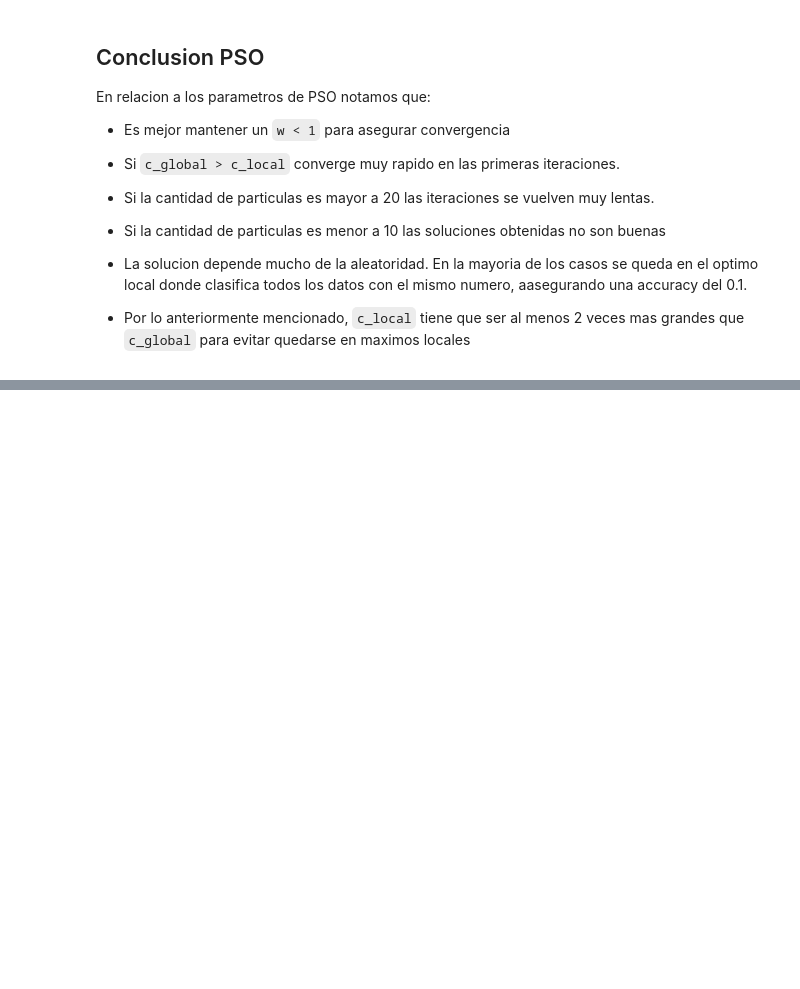
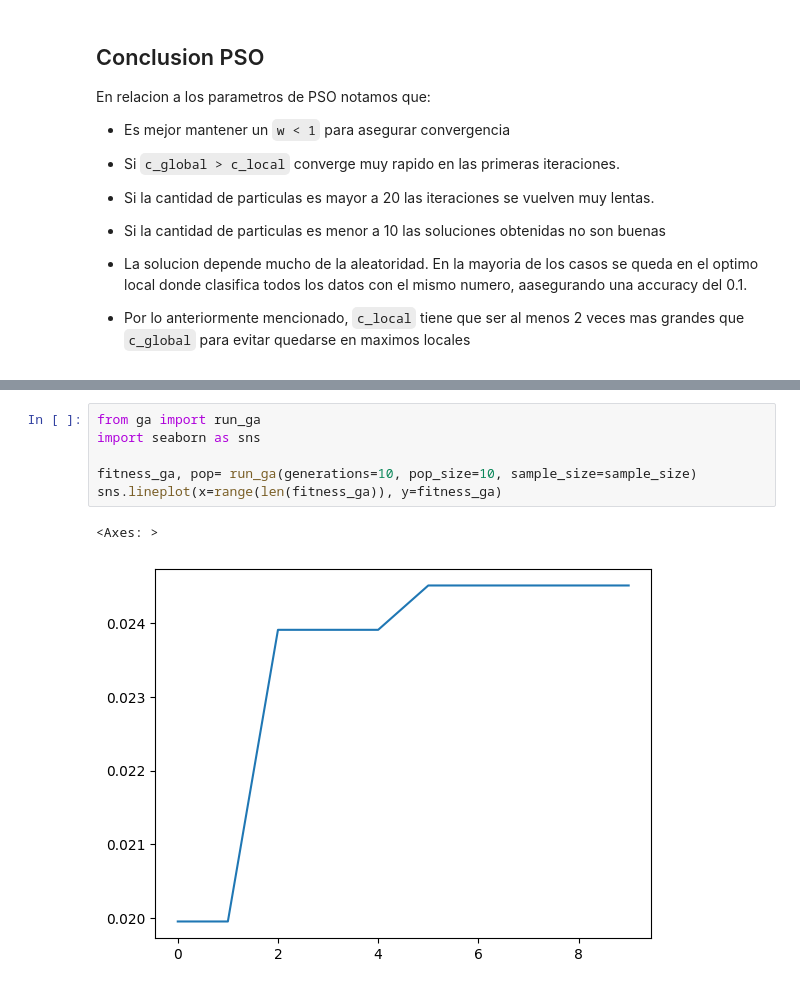
Before and after one commit to leo-hoet/minst_nn_optimizers, a Jupyter notebook: demo.ipynb, the cells around one changed output, grey strips where cells are left out. Saved outputs shown, nothing was run; the diff lists cells and outputs as text; blank space fills up the shorter version.

```diff
--- a/demo.ipynb
+++ b/demo.ipynb
@@ -149,0 +152,9 @@ clasifica todos los datos con el mismo numero, aasegurando una accuracy del 0.1.
+# %%
+from ga import run_ga
+import seaborn as sns
+
+fitness_ga, pop= run_ga(generations=10, pop_size=10, sample_size=sample_size)
+sns.lineplot(x=range(len(fitness_ga)), y=fitness_ga)
+# %% [output]
+<Axes: >
+[figure, added]
```
Also changed, not shown: parts of 19 cells of this notebook, 2 other files.
